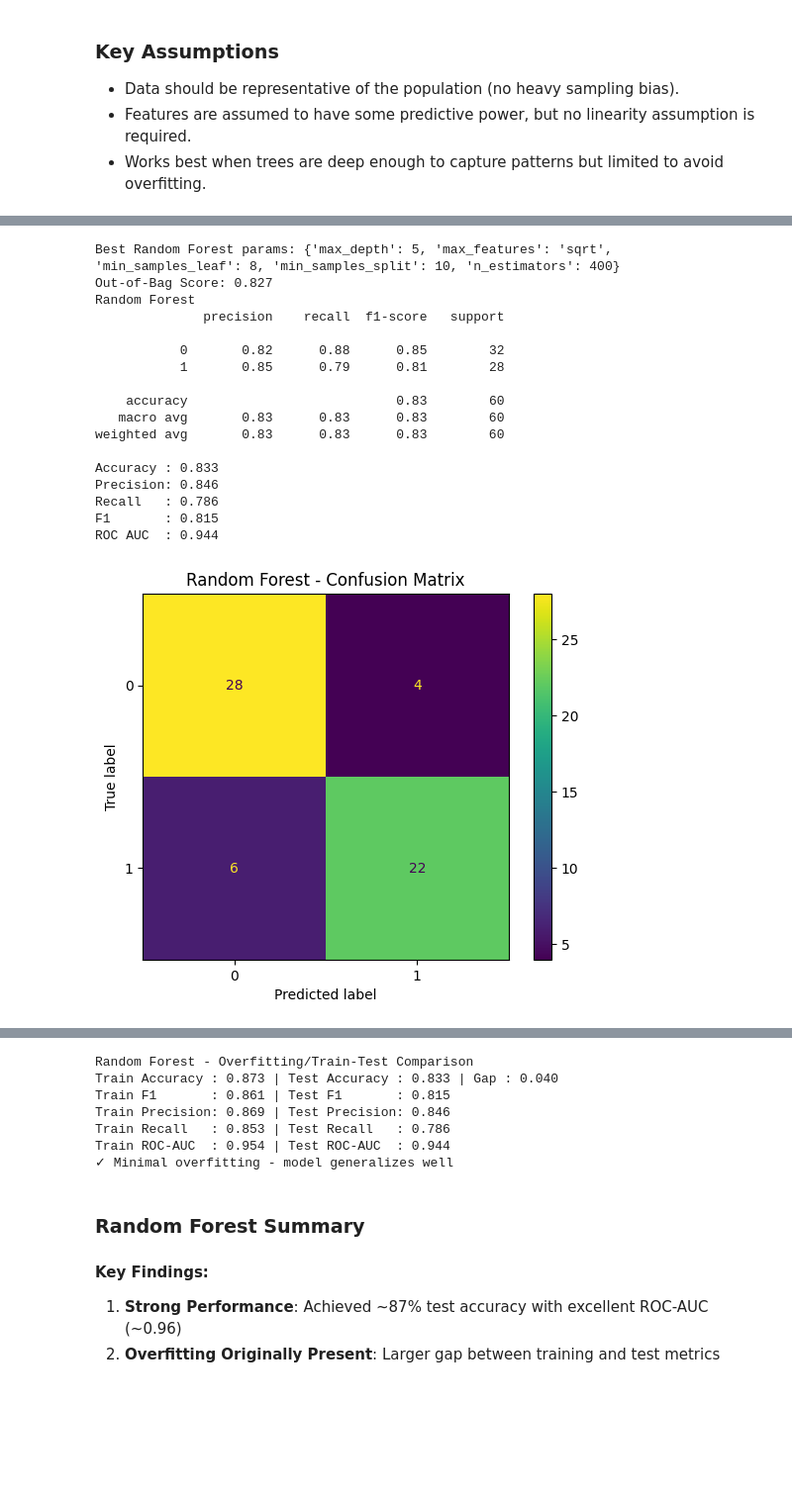
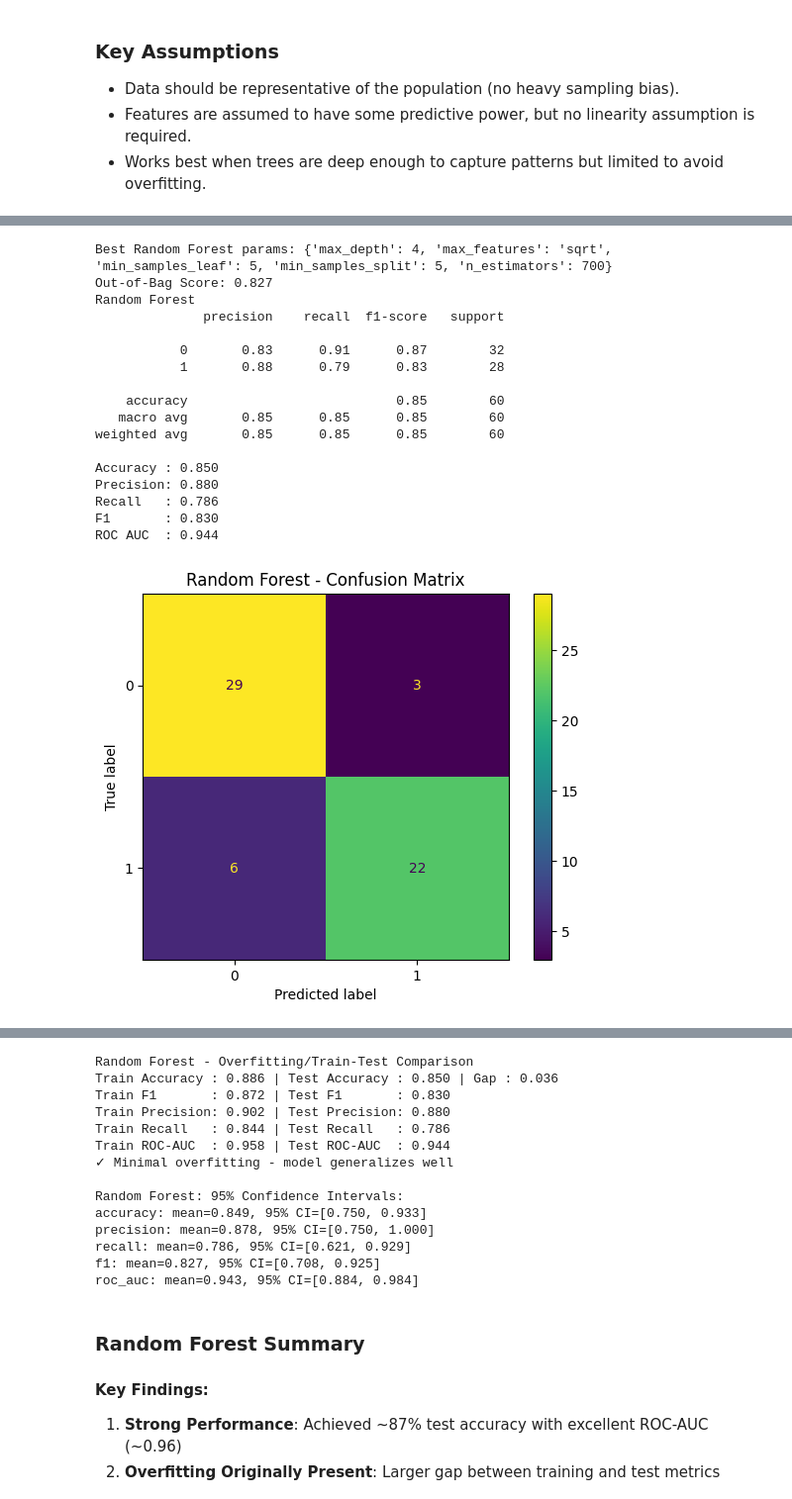
Before and after one commit to vinhbin/heartdiseaseDS, a Jupyter notebook: modeling_nb.ipynb, the cells around one changed output, grey strips where cells are left out. Shown at 99% size. Drawn from its saved outputs; the diff is of its cells as text; code cells hidden in the pictures; blank space fills up the shorter version.

Commit message:
added & implemented confidence interval function

```diff
--- a/modeling_nb.ipynb
+++ b/modeling_nb.ipynb
@@ -252,6 +290,11 @@ log_reg_metrics = {
 }
 
 evaluate_overfitting(log_reg_best, X_train, y_train, X_test, y_test, model_name="Logistic Regression")
+
+log_reg_ci = compute_bootstrap_ci(log_reg_best, X_test, y_test)
+print("\nLogistic Regression: 95% Confidence Intervals:")
+for metric, (mean, lower, upper) in log_reg_ci.items():
+    print(f"{metric}: mean={mean:.3f}, 95% CI=[{lower:.3f}, {upper:.3f}]")
 # %% [output]
 Best Logistic Regression params: {'clf__C': 0.01, 'clf__penalty': 'l2'}
 Logistic Regression
@@ -431,6 +481,11 @@ dt_metrics = {
 }
 
 evaluate_overfitting(dt_best, X_train, y_train, X_test, y_test, model_name="Decision Tree")
+
+dt_ci = compute_bootstrap_ci(dt_best, X_test, y_test)
+print("\nDecision Tree: 95% Confidence Intervals:")
+for metric, (mean, lower, upper) in dt_ci.items():
+    print(f"{metric}: mean={mean:.3f}, 95% CI=[{lower:.3f}, {upper:.3f}]")
 # %% [output]
 Best Decision Tree params: {'max_depth': 4, 'max_features': 'sqrt', 'min_samples_leaf': 10, 'min_samples_split': 5}
  Decision Tree
@@ -519,10 +581,10 @@ rf_clf = RandomForestClassifier(
 )
 
 rf_param_grid = {
-    "n_estimators": [300, 400, 500],
-    "max_depth": [3, 4, 5],
-    "min_samples_split": [10, 15, 20],
-    "min_samples_leaf": [4, 6, 8],
+    "n_estimators": [300, 500, 700],
+    "max_depth": [3, 4],
+    "min_samples_split": [5, 10],
+    "min_samples_leaf": [3, 5],
     "max_features": ["sqrt"],
 }
 
@@ -599,40 +661,45 @@ print(f"Recall   : {rf_recall:.3f}")
 print(f"F1       : {rf_f1:.3f}")
 print(f"ROC AUC  : {rf_roc_auc:.3f}")
 
 ConfusionMatrixDisplay.from_predictions(y_test, y_pred)
 plt.title("Random Forest - Confusion Matrix")
 plt.show()
 
 RocCurveDisplay.from_predictions(y_test, y_scores)
 plt.title("Random Forest - ROC Curve")
 plt.show()
 
 rf_metrics = {
     "model": "Random Forest (best)",
     "accuracy": rf_accuracy,
     "precision": rf_precision,
     "recall": rf_recall,
     "f1": rf_f1,
     "roc_auc": rf_roc_auc,
 }
 
 evaluate_overfitting(rf_best, X_train, y_train, X_test, y_test, model_name="Random Forest")
+
+rf_ci = compute_bootstrap_ci(rf_best, X_test, y_test)
+print("\nRandom Forest: 95% Confidence Intervals:")
+for metric, (mean, lower, upper) in rf_ci.items():
+    print(f"{metric}: mean={mean:.3f}, 95% CI=[{lower:.3f}, {upper:.3f}]")
 # %% [output]
-Best Random Forest params: {'max_depth': 5, 'max_features': 'sqrt', 'min_samples_leaf': 8, 'min_samples_split': 10, 'n_estimators': 400}
+Best Random Forest params: {'max_depth': 4, 'max_features': 'sqrt', 'min_samples_leaf': 5, 'min_samples_split': 5, 'n_estimators': 700}
 Out-of-Bag Score: 0.827
 Random Forest
               precision    recall  f1-score   support
 
-           0       0.82      0.88      0.85        32
-           1       0.85      0.79      0.81        28
+           0       0.83      0.91      0.87        32
+           1       0.88      0.79      0.83        28
 
-    accuracy                           0.83        60
-   macro avg       0.83      0.83      0.83        60
-weighted avg       0.83      0.83      0.83        60
+    accuracy                           0.85        60
+   macro avg       0.85      0.85      0.85        60
+weighted avg       0.85      0.85      0.85        60
 
-Accuracy : 0.833
-Precision: 0.846
+Accuracy : 0.850
+Precision: 0.880
 Recall   : 0.786
-F1       : 0.815
+F1       : 0.830
 ROC AUC  : 0.944
-[figure, old version]
+[figure, new version]
@@ -640,10 +707,17 @@ ROC AUC  : 0.944
 Random Forest - Overfitting/Train-Test Comparison
-Train Accuracy : 0.873 | Test Accuracy : 0.833 | Gap : 0.040
-Train F1       : 0.861 | Test F1       : 0.815
-Train Precision: 0.869 | Test Precision: 0.846
-Train Recall   : 0.853 | Test Recall   : 0.786
-Train ROC-AUC  : 0.954 | Test ROC-AUC  : 0.944
+Train Accuracy : 0.886 | Test Accuracy : 0.850 | Gap : 0.036
+Train F1       : 0.872 | Test F1       : 0.830
+Train Precision: 0.902 | Test Precision: 0.880
+Train Recall   : 0.844 | Test Recall   : 0.786
+Train ROC-AUC  : 0.958 | Test ROC-AUC  : 0.944
 ✓ Minimal overfitting - model generalizes well
+
+Random Forest: 95% Confidence Intervals:
+accuracy: mean=0.849, 95% CI=[0.750, 0.933]
+precision: mean=0.878, 95% CI=[0.750, 1.000]
+recall: mean=0.786, 95% CI=[0.621, 0.929]
+f1: mean=0.827, 95% CI=[0.708, 0.925]
+roc_auc: mean=0.943, 95% CI=[0.884, 0.984]
 # %% [markdown]
 ### Random Forest Summary
 
```
Also changed, not shown: parts of 9 cells of this notebook.
